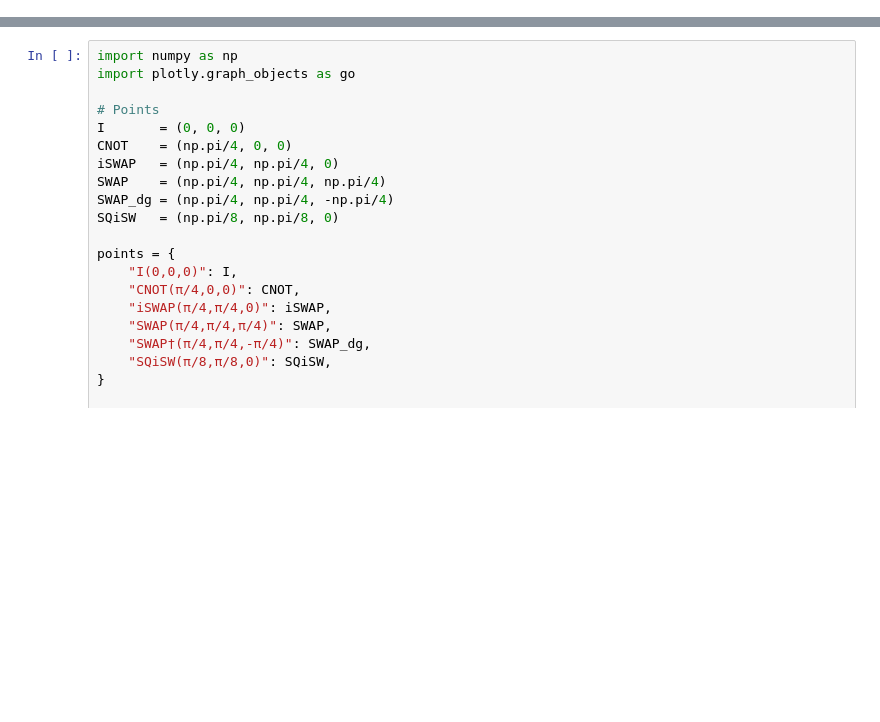
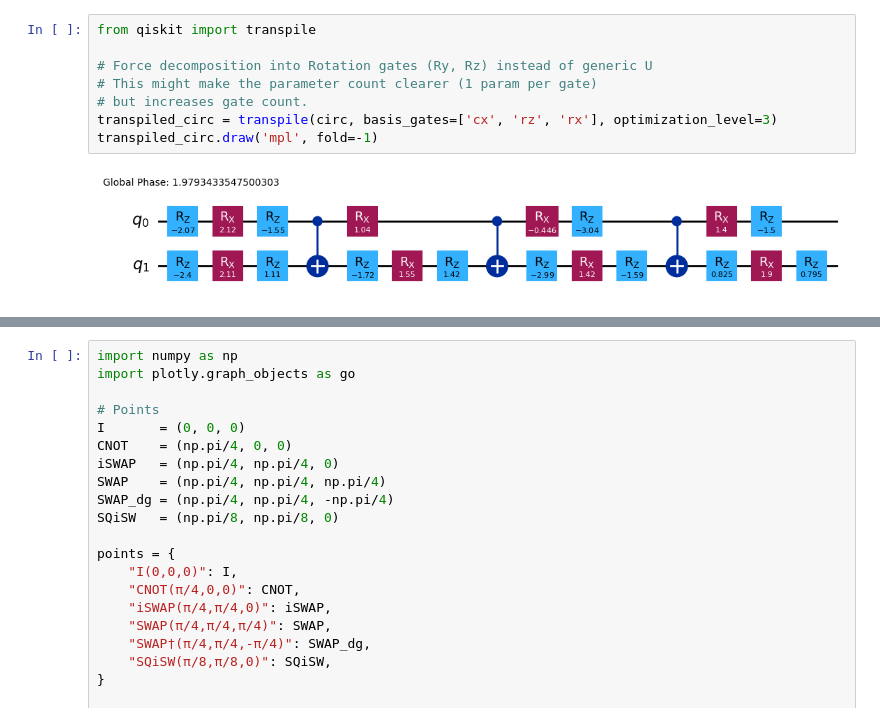
Before and after one commit to ixaixim/rqcopt-reimplementation, a Jupyter notebook: exercises/two_q_gate_decomposition.ipynb, the cells around one changed output, grey strips where cells are left out. Saved outputs shown, nothing was run; the diff lists cells and outputs as text; blank space fills up the shorter version.

```diff
--- a/exercises/two_q_gate_decomposition.ipynb
+++ b/exercises/two_q_gate_decomposition.ipynb
@@ -30,0 +31,10 @@ circ.draw('mpl')
+# %%
+from qiskit import transpile
+
+# Force decomposition into Rotation gates (Ry, Rz) instead of generic U
+# This might make the parameter count clearer (1 param per gate)
+# but increases gate count.
+transpiled_circ = transpile(circ, basis_gates=['cx', 'rz', 'rx'], optimization_level=3)
+transpiled_circ.draw('mpl', fold=-1)
+# %% [output]
+[figure, added]
```
Also changed, not shown: parts of 9 cells of this notebook, 7 other files.
